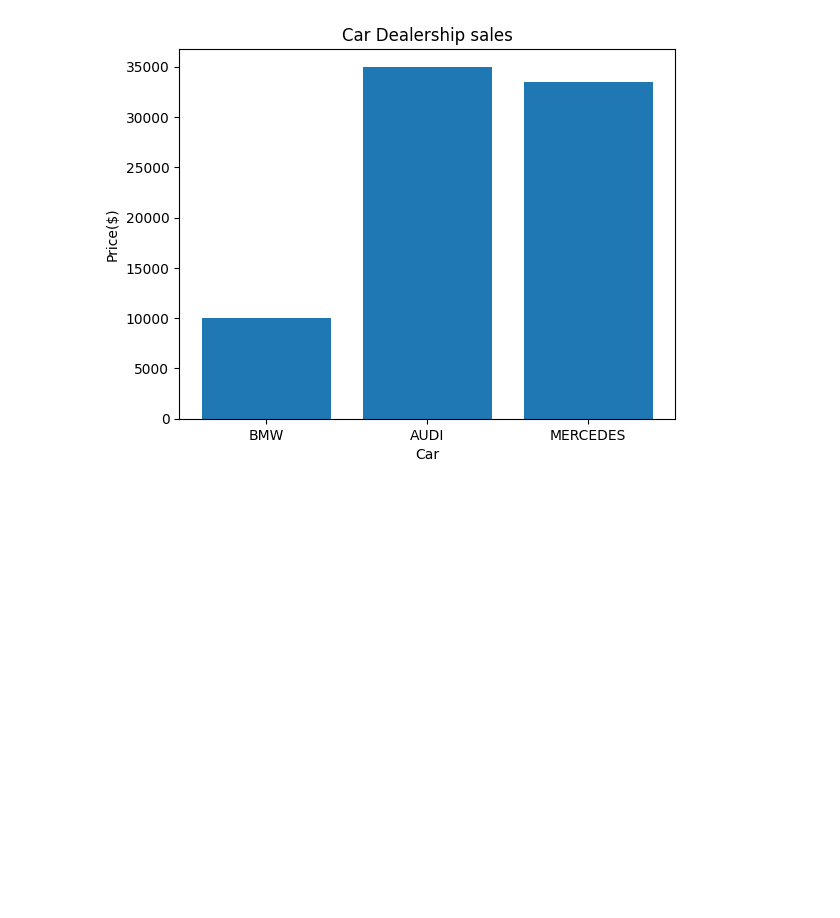
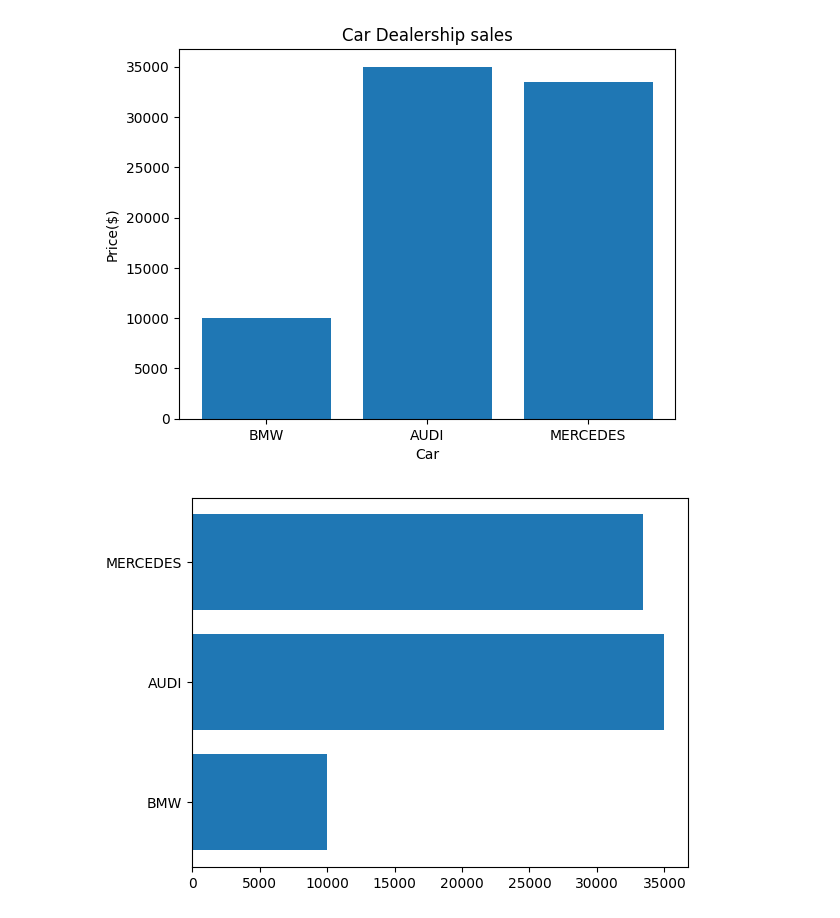
Before and after one commit to kanishkraj-ops/Machine-Learning, a Jupyter notebook: MATPLOTLIB_Plotting_and_Data_Visualization.ipynb, the cells around one changed output. Cells and saved outputs as stored; diff of their text form; code cells hidden in the pictures; blank space fills up the shorter version.

```diff
--- a/MATPLOTLIB_Plotting_and_Data_Visualization.ipynb
+++ b/MATPLOTLIB_Plotting_and_Data_Visualization.ipynb
@@ -113,3 +110,8 @@ ax.set(title='Car Dealership sales',
        ylabel='Price($)');
 # %% [output]
 [figure]
+# %%
+fig,ax = plt.subplots()
+ax.barh(list(car_prices.keys()),list(car_prices.values()));
+# %% [output]
+[figure, added]
```
Also changed, not shown: parts of 3 cells of this notebook.
